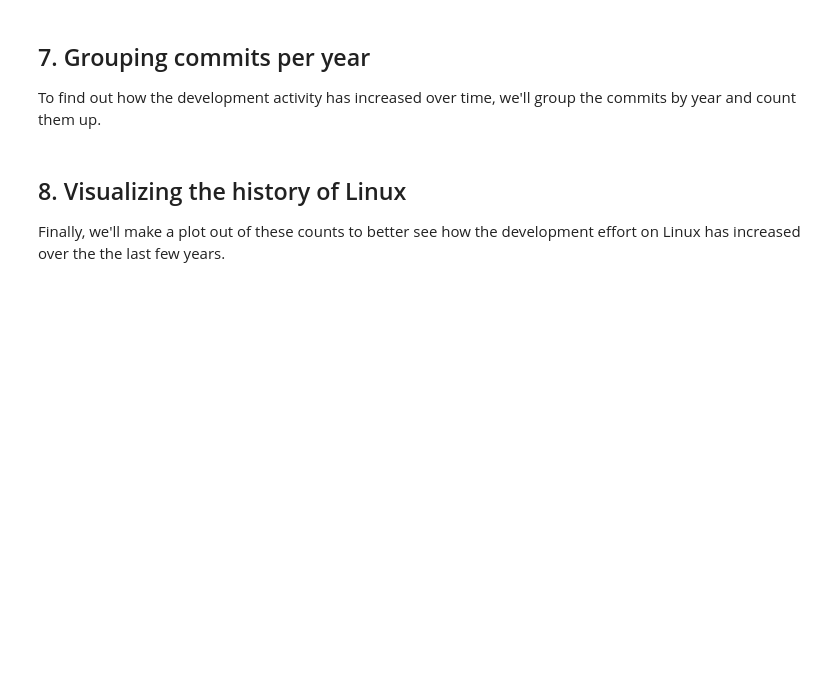
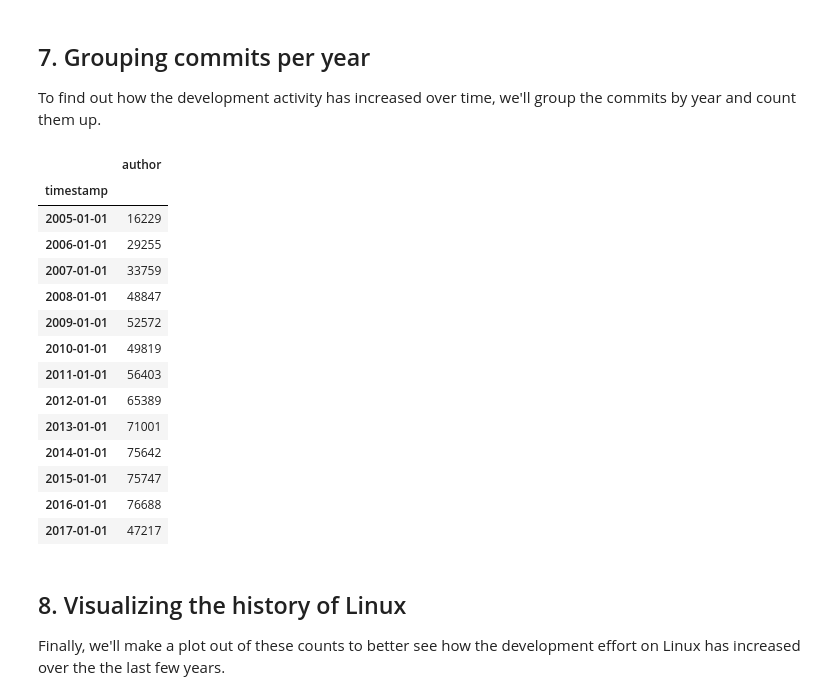
Before and after one commit to Milanomac/data-science-python, a Jupyter notebook: datacamp-projects/08_Exploring_the_Evolution_of_Linux/notebook.ipynb, the cells around one changed output. Cells and saved outputs as stored; diff of their text form; code cells hidden in the pictures; blank space fills up the shorter version.

```diff
--- a/datacamp-projects/08_Exploring_the_Evolution_of_Linux/notebook.ipynb
+++ b/datacamp-projects/08_Exploring_the_Evolution_of_Linux/notebook.ipynb
@@ -105,3 +137,28 @@ commits_per_year = ...
+# %%
+# DataCamp Solution
+commits_per_year = corrected_log.groupby(
+    pd.Grouper(
+        key='timestamp',
+        freq='AS'
+        )).count()
+
+commits_per_year.head(15)
+# %% [output]
+|  | author |
+| timestamp |  |
+| 2005-01-01 | 16229 |
+| 2006-01-01 | 29255 |
+| 2007-01-01 | 33759 |
+| 2008-01-01 | 48847 |
+| 2009-01-01 | 52572 |
+| 2010-01-01 | 49819 |
+| 2011-01-01 | 56403 |
+| 2012-01-01 | 65389 |
+| 2013-01-01 | 71001 |
+| 2014-01-01 | 75642 |
+| 2015-01-01 | 75747 |
+| 2016-01-01 | 76688 |
+| 2017-01-01 | 47217 |
 # %% [markdown]
 ## 8. Visualizing the history of Linux
 <p>Finally, we'll make a plot out of these counts to better see how the development effort on Linux has increased over the the last few years. </p>
```
Also changed, not shown: parts of 11 cells of this notebook.
